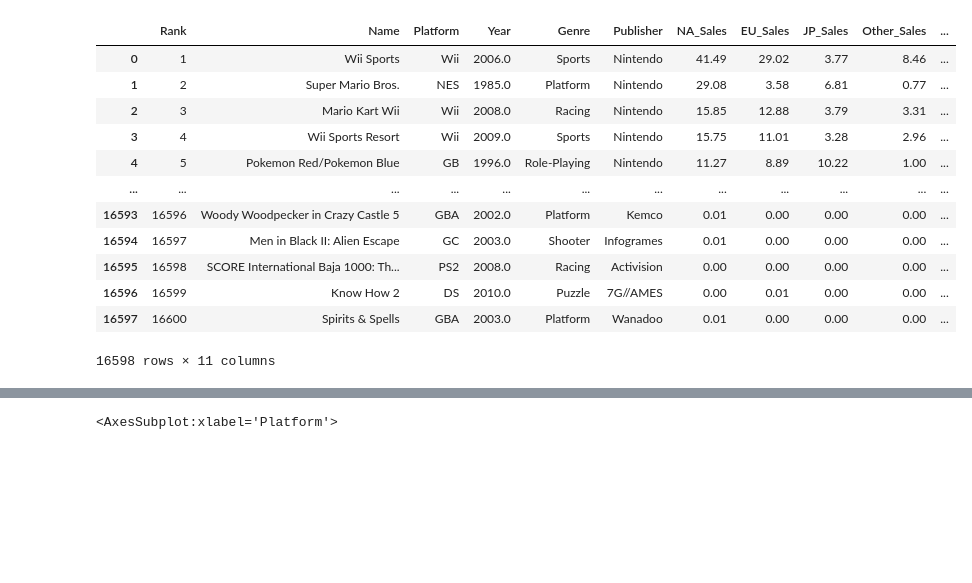
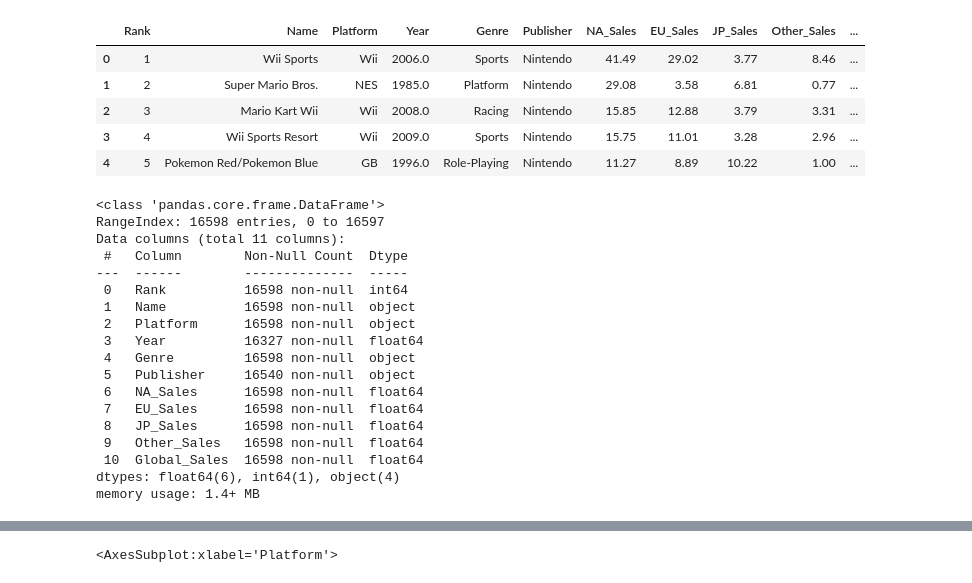
Before and after one commit to rohanojha979/Video-Game-Project, a Jupyter notebook: notebook.ipynb, the cells around one changed output, grey strips where cells are left out. Saved outputs shown, nothing was run; the diff lists cells and outputs as text; code cells hidden in the pictures; blank space fills up the shorter version.

Commit message:
cleaned data

```diff
--- a/notebook.ipynb
+++ b/notebook.ipynb
@@ -4,18 +4,32 @@ import matplotlib.pyplot as plt
 # %%
 df = pd.read_csv("vgsales.csv")
 # %%
-df
+df.head()
 # %% [output]
 |  | Rank | Name | Platform | Year | Genre | Publisher | NA_Sales | EU_Sales | JP_Sales | Other_Sales | ... |
 | 0 | 1 | Wii Sports | Wii | 2006.0 | Sports | Nintendo | 41.49 | 29.02 | 3.77 | 8.46 | ... |
 | 1 | 2 | Super Mario Bros. | NES | 1985.0 | Platform | Nintendo | 29.08 | 3.58 | 6.81 | 0.77 | ... |
 | 2 | 3 | Mario Kart Wii | Wii | 2008.0 | Racing | Nintendo | 15.85 | 12.88 | 3.79 | 3.31 | ... |
 | 3 | 4 | Wii Sports Resort | Wii | 2009.0 | Sports | Nintendo | 15.75 | 11.01 | 3.28 | 2.96 | ... |
 | 4 | 5 | Pokemon Red/Pokemon Blue | GB | 1996.0 | Role-Playing | Nintendo | 11.27 | 8.89 | 10.22 | 1.00 | ... |
-| ... | ... | ... | ... | ... | ... | ... | ... | ... | ... | ... | ... |
-| 16593 | 16596 | Woody Woodpecker in Crazy Castle 5 | GBA | 2002.0 | Platform | Kemco | 0.01 | 0.00 | 0.00 | 0.00 | ... |
-| 16594 | 16597 | Men in Black II: Alien Escape | GC | 2003.0 | Shooter | Infogrames | 0.01 | 0.00 | 0.00 | 0.00 | ... |
-| 16595 | 16598 | SCORE International Baja 1000: Th... | PS2 | 2008.0 | Racing | Activision | 0.00 | 0.00 | 0.00 | 0.00 | ... |
-| 16596 | 16599 | Know How 2 | DS | 2010.0 | Puzzle | 7G//AMES | 0.00 | 0.01 | 0.00 | 0.00 | ... |
-| 16597 | 16600 | Spirits & Spells | GBA | 2003.0 | Platform | Wanadoo | 0.01 | 0.00 | 0.00 | 0.00 | ... |
-16598 rows × 11 columns
+# %%
+df.info()
+# %% [output]
+<class 'pandas.core.frame.DataFrame'>
+RangeIndex: 16598 entries, 0 to 16597
+Data columns (total 11 columns):
+ #   Column        Non-Null Count  Dtype
+---  ------        --------------  -----
+ 0   Rank          16598 non-null  int64
+ 1   Name          16598 non-null  object
+ 2   Platform      16598 non-null  object
+ 3   Year          16327 non-null  float64
+ 4   Genre         16598 non-null  object
+ 5   Publisher     16540 non-null  object
+ 6   NA_Sales      16598 non-null  float64
+ 7   EU_Sales      16598 non-null  float64
+ 8   JP_Sales      16598 non-null  float64
+ 9   Other_Sales   16598 non-null  float64
+ 10  Global_Sales  16598 non-null  float64
+dtypes: float64(6), int64(1), object(4)
+memory usage: 1.4+ MB
```
Also changed, not shown: parts of 5 cells of this notebook, 3 other files.
